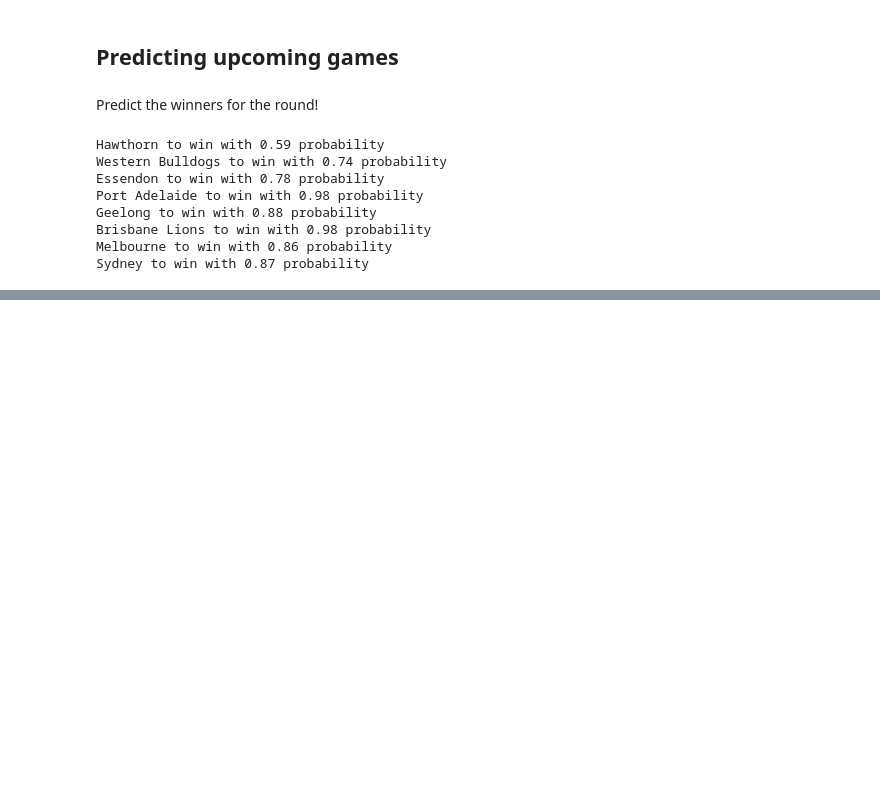
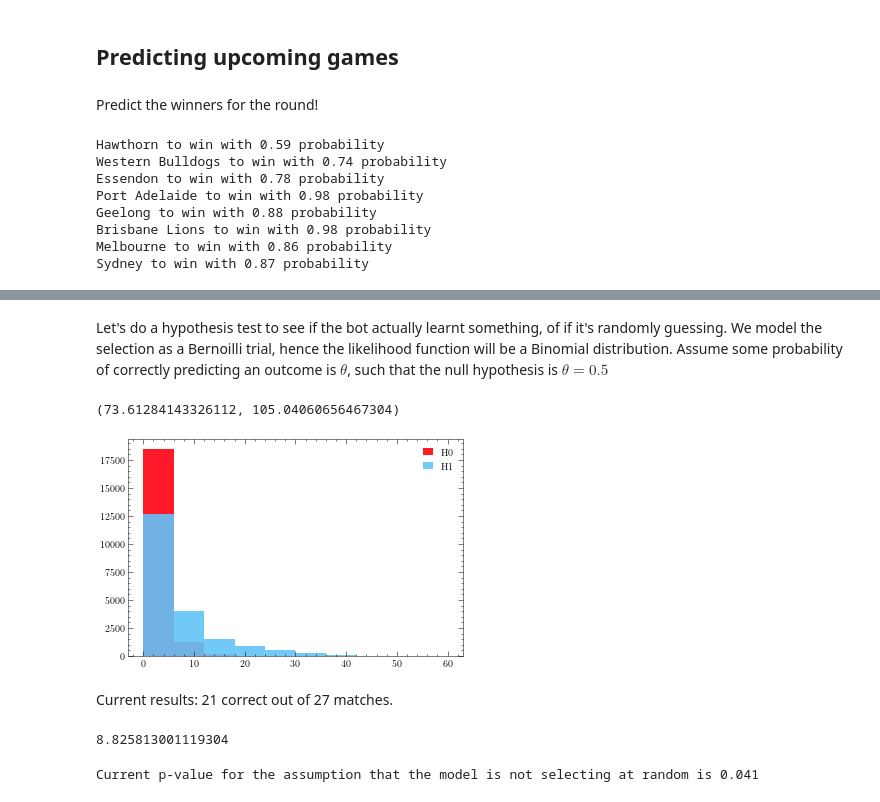
Before and after one commit to mvirgato/AFL_predictions, a Jupyter notebook: AFL_predictions.ipynb, the cells around one changed output, grey strips where cells are left out. Cells and saved outputs as stored; diff of their text form; code cells hidden in the pictures; blank space fills up the shorter version.

```diff
--- a/AFL_predictions.ipynb
+++ b/AFL_predictions.ipynb
@@ -257,0 +260,4 @@ Sydney to win with 0.87 probability
+# %% [markdown]
+Let's do a hypothesis test to see if the bot actually learnt something, of if it's randomly guessing.
+We model the selection as a Bernoilli trial, hence the likelihood function will be a Binomial distribution.
+Assume some probability of correctly predicting an outcome is $\theta$, such that the null hypothesis is $\theta = 0.5$
@@ -257,0 +321,33 @@ Sydney to win with 0.87 probability
+# %%
+n_events = 100
+# k_MC_H0 = np.random.normal(n_events/2, np.sqrt(n_events/2), 1000)
+# k_MC_H1 = np.random.normal(n_events/2 * 1.5, np.sqrt(n_events/2), 1000)
+k_MC_H0 = np.random.poisson(n_events/2, 20000)
+k_MC_H1 = np.random.poisson(n_events/2 * 1.2, 20000)
+q0_H0 = [q0(k, n_events) for k in k_MC_H0]
+q0_H1 = [q0(k, n_events) for k in k_MC_H1]
+# %%
+np.max(q0_H0), np.max(q0_H1)
+# %% [output]
+(73.61284143326112, 105.04060656467304)
+# %%
+range_ = (0, 60)
+bins = 10
+plt.hist(q0_H0, bins, range_, alpha=1, label='H0');
+plt.hist(q0_H1, bins, range_, alpha=0.9, label='H1');
+plt.legend();
+# %% [output]
+[figure, added]
+# %% [markdown]
+Current results:
+21 correct out of 27 matches.
+# %%
+q0_current = q0(21, 27)
+print(q0_current)
+# %% [output]
+8.825813001119304
+# %%
+p_value = np.sum(np.where(q0_H0 > q0_current, True, False))/len(q0_H0)
+print(f"Current p-value for the assumption that the model is not selecting at random is {p_value:0.3f}")
+# %% [output]
+Current p-value for the assumption that the model is not selecting at random is 0.041
```
Also changed, not shown: parts of 3 cells of this notebook, 3 other files.
